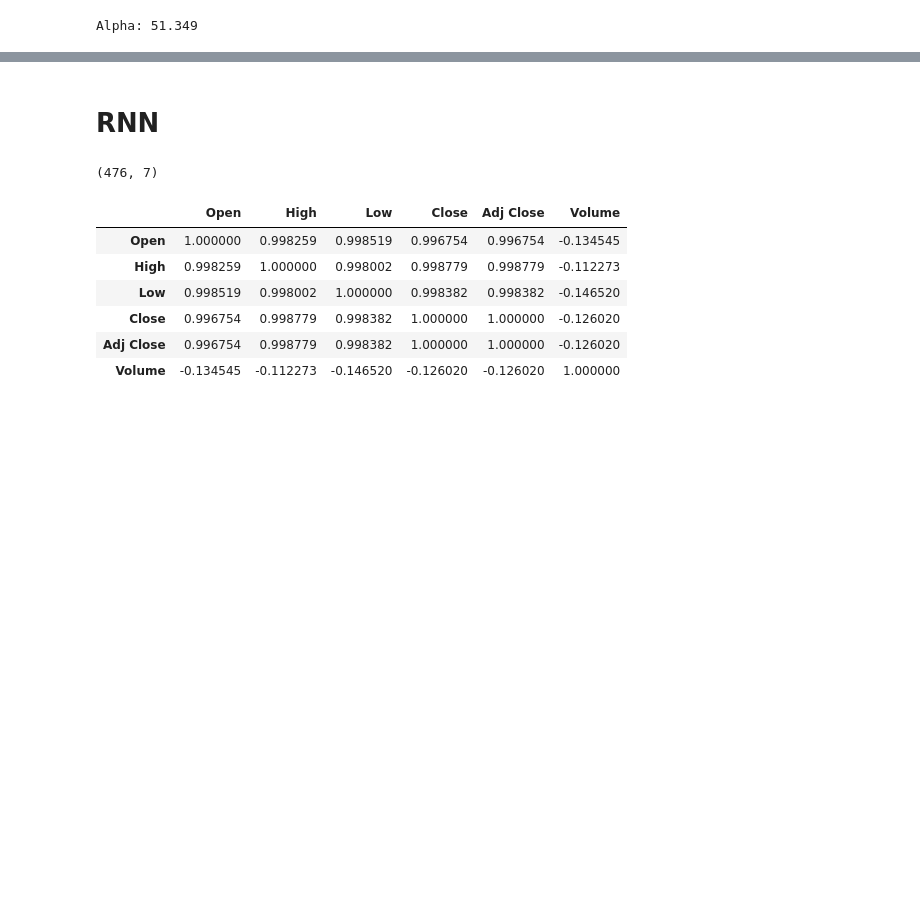
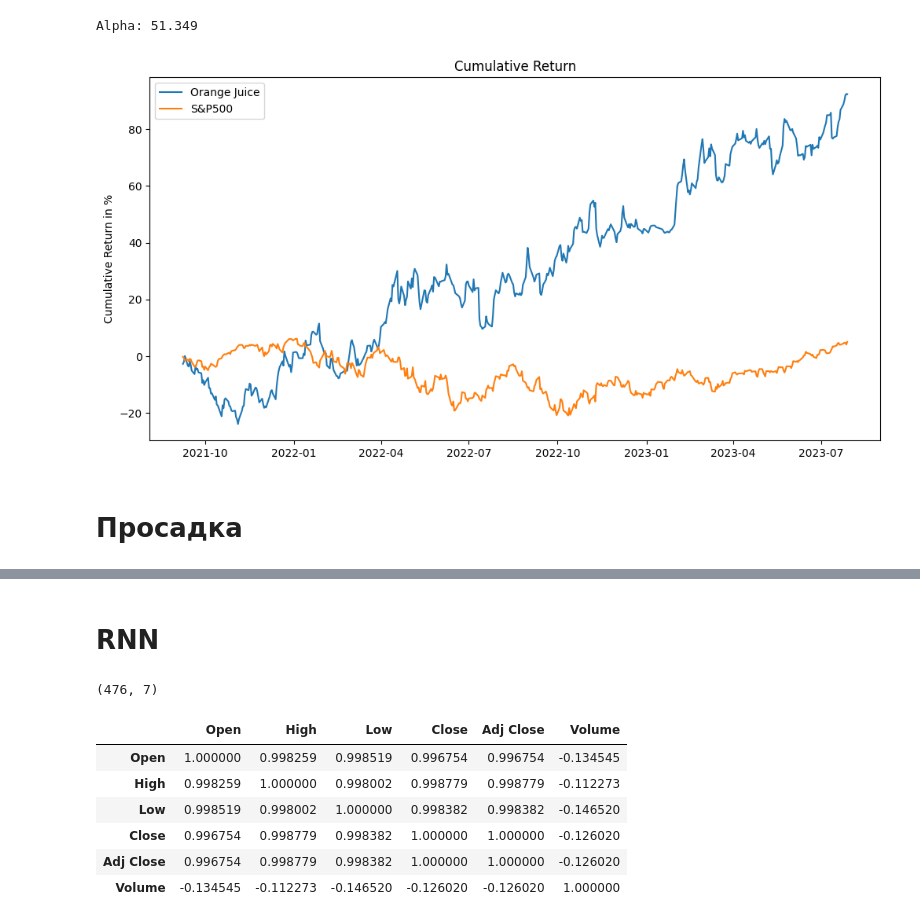
Before and after one commit to prrm4k/algorithmic_prediction, a Jupyter notebook: Algorithmic_trading.ipynb, the cells around one changed output, grey strips where cells are left out. Drawn from its saved outputs; the diff is of its cells as text; code cells hidden in the pictures; blank space fills up the shorter version.

```diff
--- a/Algorithmic_trading.ipynb
+++ b/Algorithmic_trading.ipynb
@@ -168,3 +162,14 @@ alpha = 252 * mean * (1 - beta) * 100
 print(f"Alpha: {'%.3f' % alpha}")
 # %% [output]
 Alpha: 51.349
+# %%
+plt.plot(return_series.cumsum()*100, label='Orange Juice')
+plt.plot(sp500.loc[sp500.index >= '2021-09-08'].cumsum()*100, label='S&P500')
+plt.title('Cumulative Return')
+plt.ylabel('Cumulative Return in %')
+plt.legend()
+plt.show()
+# %% [output]
+[figure, added]
+# %% [markdown]
+# Просадка
```
Also changed, not shown: parts of 18 cells of this notebook.
